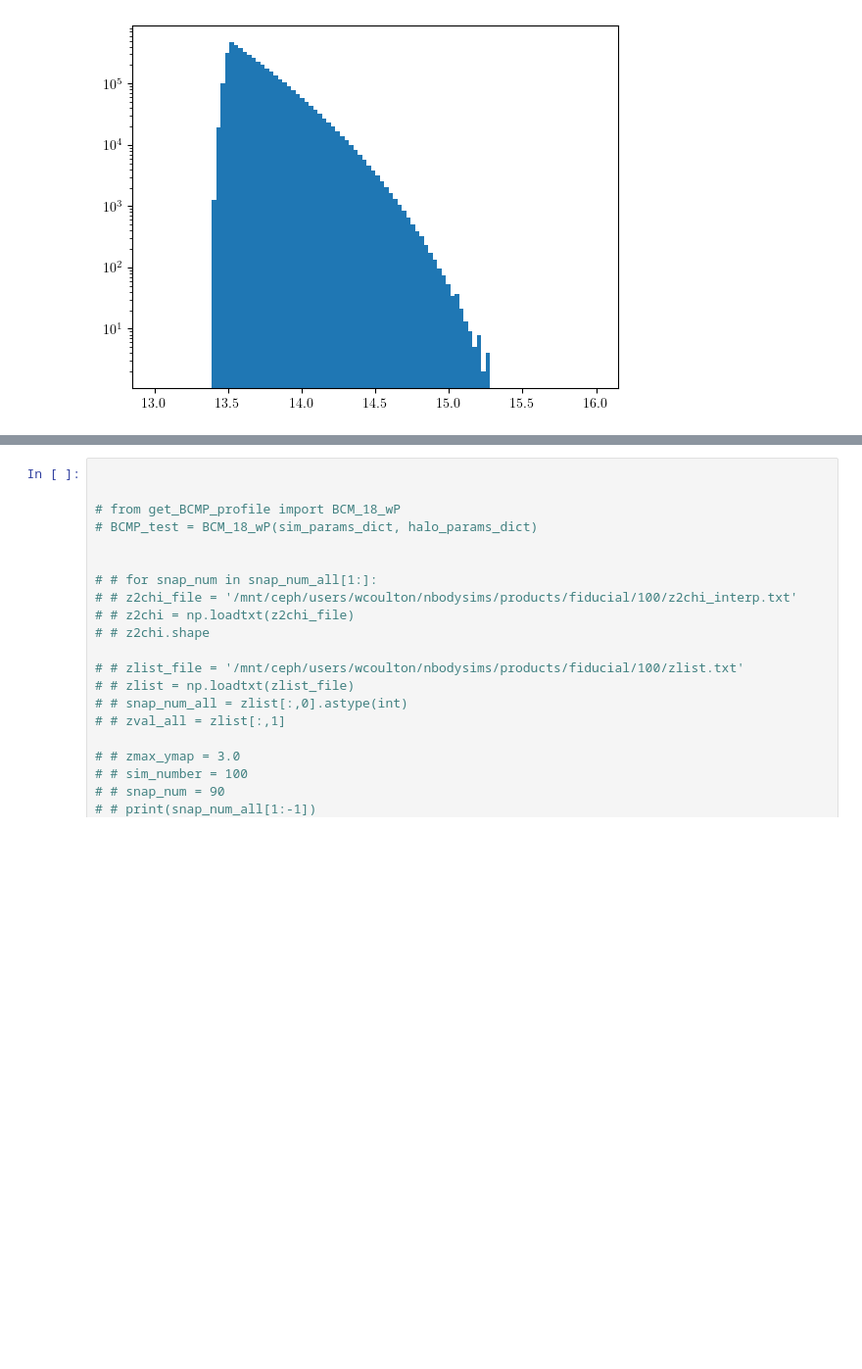
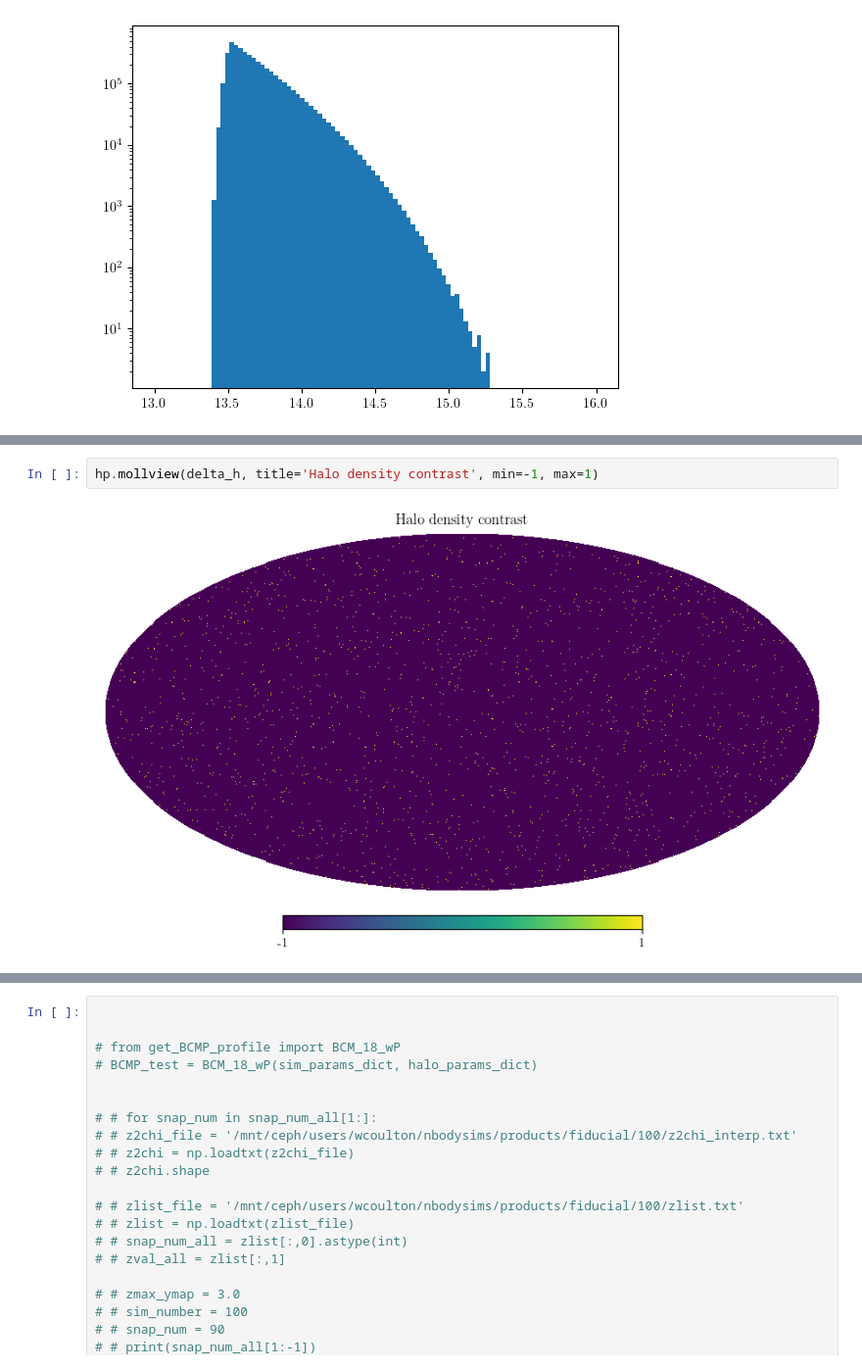
Before and after one commit to shivampcosmo/GODMAX, a Jupyter notebook: notebooks/mock_sz_websky.ipynb, the cells around one changed output, grey strips where cells are left out. Shown at 98% size. Saved outputs shown, nothing was run; the diff lists cells and outputs as text; blank space fills up the shorter version.

```diff
--- a/notebooks/mock_sz_websky.ipynb
+++ b/notebooks/mock_sz_websky.ipynb
@@ -322,3 +360,7 @@ vlos_all = df[1].data['vrad']
+# %%
+hp.mollview(delta_h, title='Halo density contrast', min=-1, max=1)
+# %% [output]
+[figure, added]
 # %%
 import pickle as pk
 import jax
```
Also changed, not shown: parts of 18 cells of this notebook, 2 other files.
